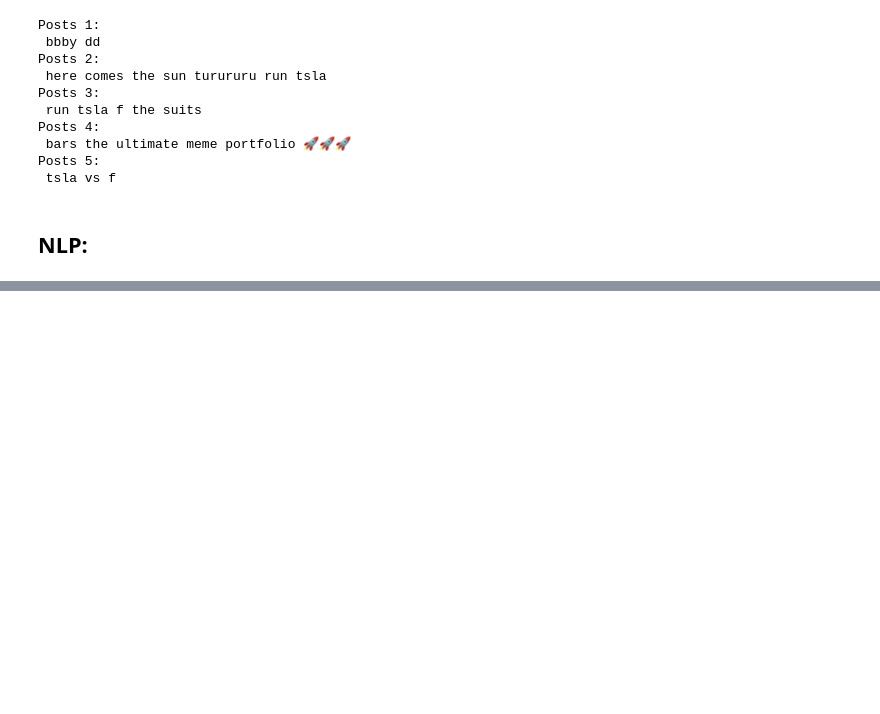
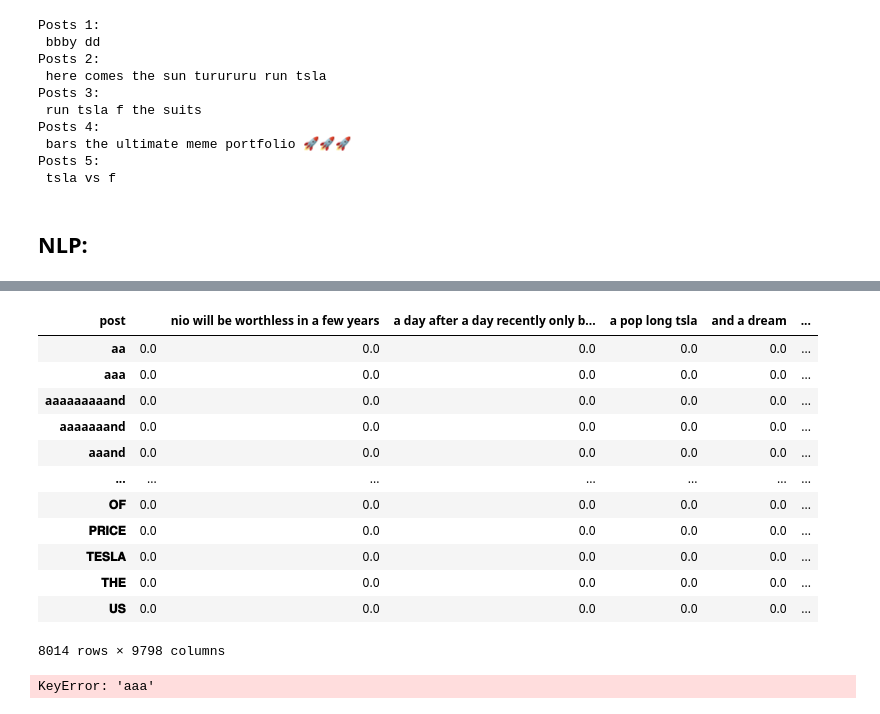
Before and after one commit to Eduardoosorio23/Stock-Price-Prediction-with-NLP-LSTM, a Jupyter notebook: Data/Scrap Notebooks/WIP EDA.ipynb, the cells around one changed output, grey strips where cells are left out. Cells and saved outputs as stored; diff of their text form; code cells hidden in the pictures; blank space fills up the shorter version.

```diff
--- a/Data/Scrap Notebooks/WIP EDA.ipynb
+++ b/Data/Scrap Notebooks/WIP EDA.ipynb
@@ -183,0 +191,7 @@ df_grouped.head()
+# %%
+#Created Document tearm matrix
+cv=CountVectorizer(analyzer='word')
+data=cv.fit_transform(df_grouped['lemmatized'])
+df_dtm = pd.DataFrame(data.toarray(), columns=cv.get_feature_names())
+df_dtm.index=df_grouped.index
+df_dtm.head(3)
@@ -183,0 +205,40 @@ df_grouped.head()
+# %%
+df_dtm.astype('float')
+# %% [output]
+| post |  | nio will be worthless in a few years | a day after a day recently only b... | a pop long tsla | and a dream | ... |
+| aa | 0.0 | 0.0 | 0.0 | 0.0 | 0.0 | ... |
+| aaa | 0.0 | 0.0 | 0.0 | 0.0 | 0.0 | ... |
+| aaaaaaaaand | 0.0 | 0.0 | 0.0 | 0.0 | 0.0 | ... |
+| aaaaaaand | 0.0 | 0.0 | 0.0 | 0.0 | 0.0 | ... |
+| aaand | 0.0 | 0.0 | 0.0 | 0.0 | 0.0 | ... |
+| ... | ... | ... | ... | ... | ... | ... |
+| 𝐎𝐅 | 0.0 | 0.0 | 0.0 | 0.0 | 0.0 | ... |
+| 𝐏𝐑𝐈𝐂𝐄 | 0.0 | 0.0 | 0.0 | 0.0 | 0.0 | ... |
+| 𝐓𝐄𝐒𝐋𝐀 | 0.0 | 0.0 | 0.0 | 0.0 | 0.0 | ... |
+| 𝐓𝐇𝐄 | 0.0 | 0.0 | 0.0 | 0.0 | 0.0 | ... |
+| 𝐔𝐒 | 0.0 | 0.0 | 0.0 | 0.0 | 0.0 | ... |
+8014 rows × 9798 columns
+# %%
+# Importing wordcloud for plotting word clouds and textwrap for wrapping longer text
+from wordcloud import WordCloud
+from textwrap import wrap
+
+# Function for generating word clouds
+def generate_wordcloud(data,title):
+    wc = WordCloud(width=400, height=330, max_words=150,colormap="Dark2").generate_from_frequencies(data)
+    plt.figure(figsize=(20, 10))
+    plt.imshow(wc, interpolation='bilinear')
+    plt.axis("off")
+    plt.title('\n'.join(wrap(title,60)),fontsize=13)
+    plt.show()
+
+
+# Transposing document term matrix
+df_dtm=df_dtm.transpose()
+
+# Plotting word cloud for each product
+# for index,product in enumerate(df_dtm.columns):
+for index,post in enumerate(df.iloc[df['sentiment'].sort_values(ascending=False)[:3].index]['post']):
+    generate_wordcloud(df_dtm[product].sort_values(ascending=False), product)
+# %% [output]
+KeyError: 'aaa'
```
Also changed, not shown: parts of 12 cells of this notebook, 3 other files.
